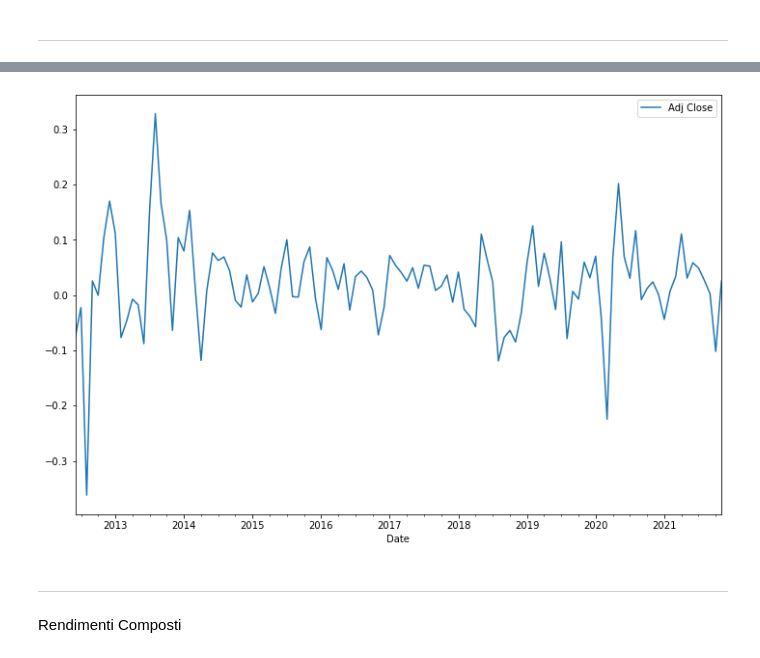
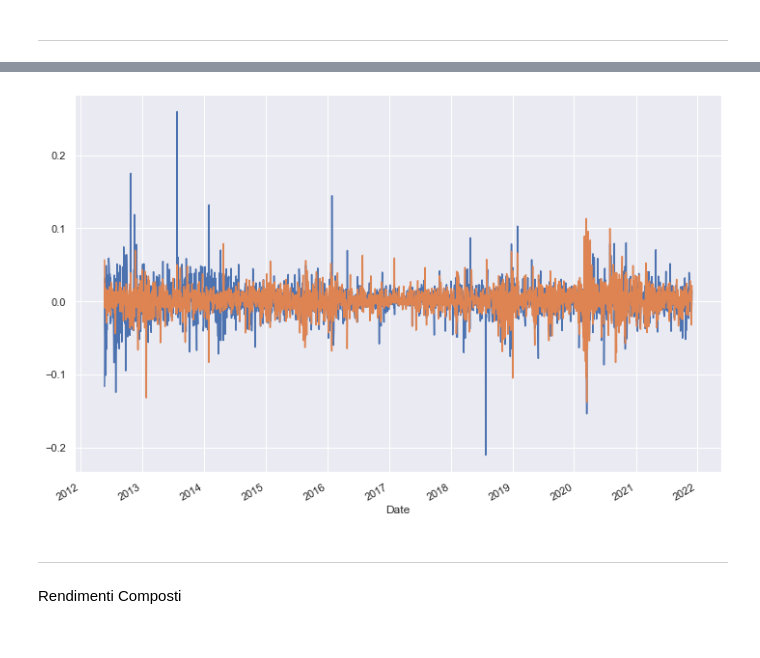
Before and after one commit to Simonotos/BusinessProject, a Jupyter notebook: BusinessProject.ipynb, the cells around one changed output, grey strips where cells are left out. Drawn from its saved outputs; the diff is of its cells as text; code cells hidden in the pictures.

```diff
--- a/BusinessProject.ipynb
+++ b/BusinessProject.ipynb
@@ -138,7 +138,20 @@ import yfinance as yf
 import matplotlib.pyplot as plt
 #Tecnologia
 meta_month_returns = meta_df[['Adj Close']]
-meta_month_returns = np.log(daily_returns/daily_returns.shift(1))
-meta_month_returns = daily_log_returns.dropna()
-meta_month_returns.head()
+apple_month_returns = apple_df[['Adj Close']]
+rendimenti_df = pd.DataFrame()
+
+rendimenti_netti_meta = np.log(meta_month_returns/meta_month_returns.shift(1))
+rendimenti_lordi_meta = np.log(rendimenti_netti_meta + 1)
+
+rendimenti_netti_apple = np.log(apple_month_returns/apple_month_returns.shift(1))
+rendimenti_lordi_apple = np.log(rendimenti_netti_apple + 1)
+
+rendimenti_df["Rendimenti Netti Meta"] = rendimenti_netti_meta
+rendimenti_df["Rendimenti Lordi Meta"] = rendimenti_lordi_meta
+rendimenti_df["Rendimenti Netti Apple"] = rendimenti_netti_apple
+rendimenti_df["Rendimenti Lordi Apple"] = rendimenti_lordi_apple
+rendimenti_df = rendimenti_df.dropna()
+
+rendimenti_df
 # %% [output]
@@ -152,10 +172,11 @@ meta_month_returns.head()
 # %%
-daily_log_returns.plot(figsize=(12,8))
+rendimenti_df["Rendimenti Netti Meta"].plot(figsize=(12,8))
+rendimenti_df["Rendimenti Netti Apple"].plot(figsize=(12,8))
 plt.show()
 # %% [output]
-[figure, old version]
+[figure, new version]
 # %% [markdown]
-_______________________________________________________________________________________________________________________________
+_______________________________________________________________________________________________________
 # %% [markdown]
 Rendimenti Composti
 # %% [markdown]
```
Also changed, not shown: parts of 28 cells of this notebook.
